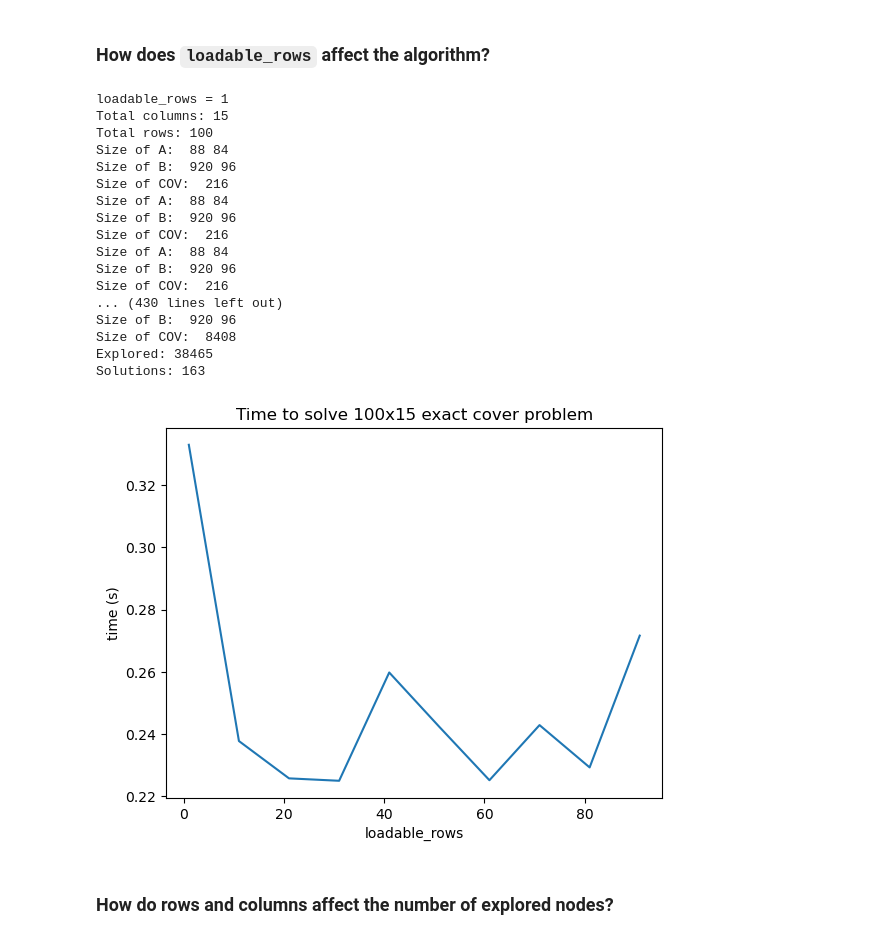
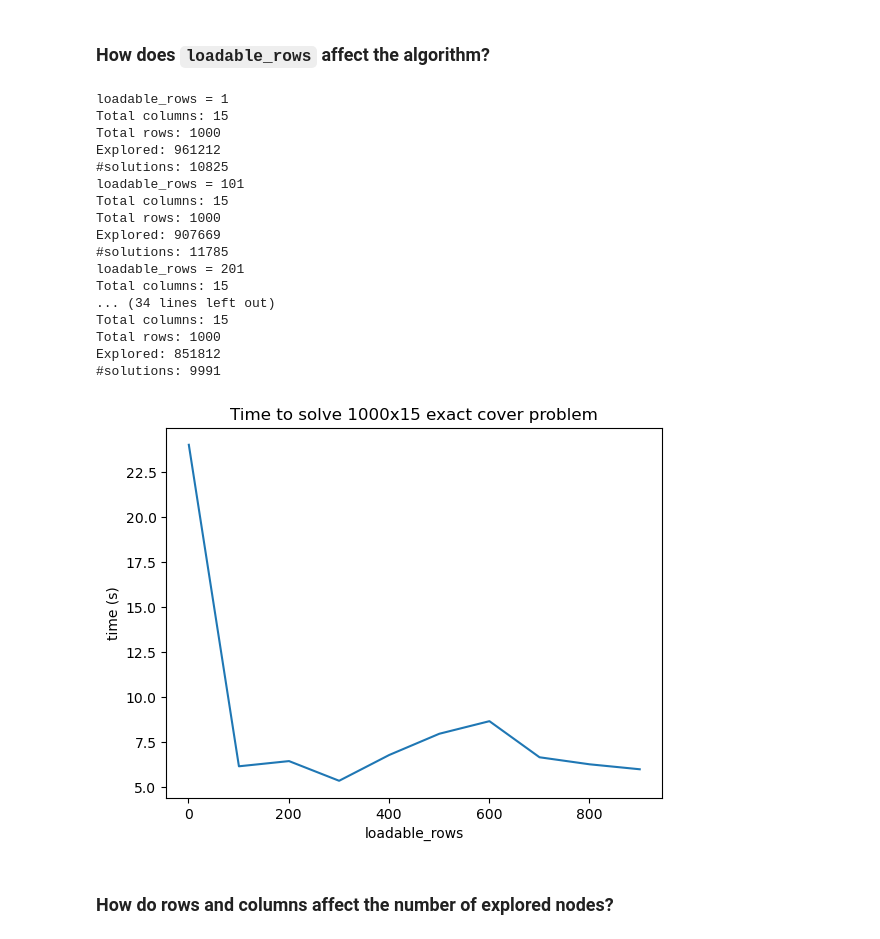
Before and after one commit to festad/University-Notes, a Jupyter notebook: algstrdat/prog/py/mem_eff_exact_cover.ipynb, the cells around one changed output. Cells and saved outputs as stored; diff of their text form; code cells hidden in the pictures.

```diff
--- a/algstrdat/prog/py/mem_eff_exact_cover.ipynb
+++ b/algstrdat/prog/py/mem_eff_exact_cover.ipynb
@@ -52,0 +50,3 @@ sys.getsizeof(c4), sys.getsizeof(c4[0])
+# %%
+N = 1000
+M = 1000
@@ -52,0 +71,4 @@ sys.getsizeof(c4), sys.getsizeof(c4[0])
+# %%
+c = [bitarray('1'*M) for _ in range(N)]
+print("Size of c, Size of c[0]")
+sys.getsizeof(c), sys.getsizeof(c[0])
@@ -395,7 +495,7 @@ print(data)
 # 1 0 0 0 1 1 0 0 0 0 -
 # 1 0 0 1 0 0 0 1 0 0 -
 
-cov, _ = incremental_exact_cover(path+"ec_instance.txt", loadable_rows=10, verbose=True, max_explorations=-1)
+cov, explored = incremental_exact_cover(path+"ec_instance.txt", loadable_rows=10, verbose=True, max_explorations=-1, filename_out=path_out+"ec_instance_out.txt")
 
 print("Solutions:")
 for solution in cov:
@@ -779,53 +877,52 @@ Solutions:
 # %%
 # Creating a random exact cover problem of size 100x15,
 # plotting a line chart showing how much time it takes to solve it
 # for values of loadable_rows from 1 to 100 with step 10
 
 import matplotlib.pyplot as plt
 import numpy as np
 import time
 
-N = 100
+N = 1000
 M = 15
 
-matrix = generate_exact_cover(N, M, path_out+"generated_exact_cover.txt")
-
-def plot_time_to_solve(matrix, loadable_rows):
+def plot_time_to_solve():
     times = []
-    for i in range(1, N + 1, loadable_rows):
+    for i in range(1, N + 1, N // 10):
         print(f"loadable_rows = {i}")
+        generate_exact_cover(N, M, path_out+"generated_exact_cover.txt")
         # times.append(%timeit -o -q incremental_exact_cover(filename="generated_exact_cover.txt", loadable_rows=i, verbose=False).loops)
         start = time.time()
         incremental_exact_cover(filename=path_out+"generated_exact_cover.txt", loadable_rows=i, verbose=False)
         end = time.time()
         times.append(end - start)
 
-    plt.plot(range(1, N + 1, loadable_rows), times)
+    plt.plot(range(1, N + 1, N // 10), times)
     plt.xlabel("loadable_rows")
     plt.ylabel("time (s)")
     plt.title(f"Time to solve {N}x{M} exact cover problem")
     plt.show()
 
-plot_time_to_solve(matrix, 10)
+plot_time_to_solve()
 # %% [output]
 loadable_rows = 1
 Total columns: 15
-Total rows: 100
-Size of A:  88 84
-Size of B:  920 96
-Size of COV:  216
-Size of A:  88 84
-Size of B:  920 96
-Size of COV:  216
-Size of A:  88 84
-Size of B:  920 96
-Size of COV:  216
-... (430 lines left out)
-Size of B:  920 96
-Size of COV:  8408
-Explored: 38465
-Solutions: 163
+Total rows: 1000
+Explored: 961212
+#solutions: 10825
+loadable_rows = 101
+Total columns: 15
+Total rows: 1000
+Explored: 907669
+#solutions: 11785
+loadable_rows = 201
+Total columns: 15
+... (34 lines left out)
+Total columns: 15
+Total rows: 1000
+Explored: 851812
+#solutions: 9991
-[figure, old version]
+[figure, new version]
 # %% [markdown]
 ### How do rows and columns affect the number of explored nodes?
 # %%
```
Also changed, not shown: parts of 39 cells of this notebook.
